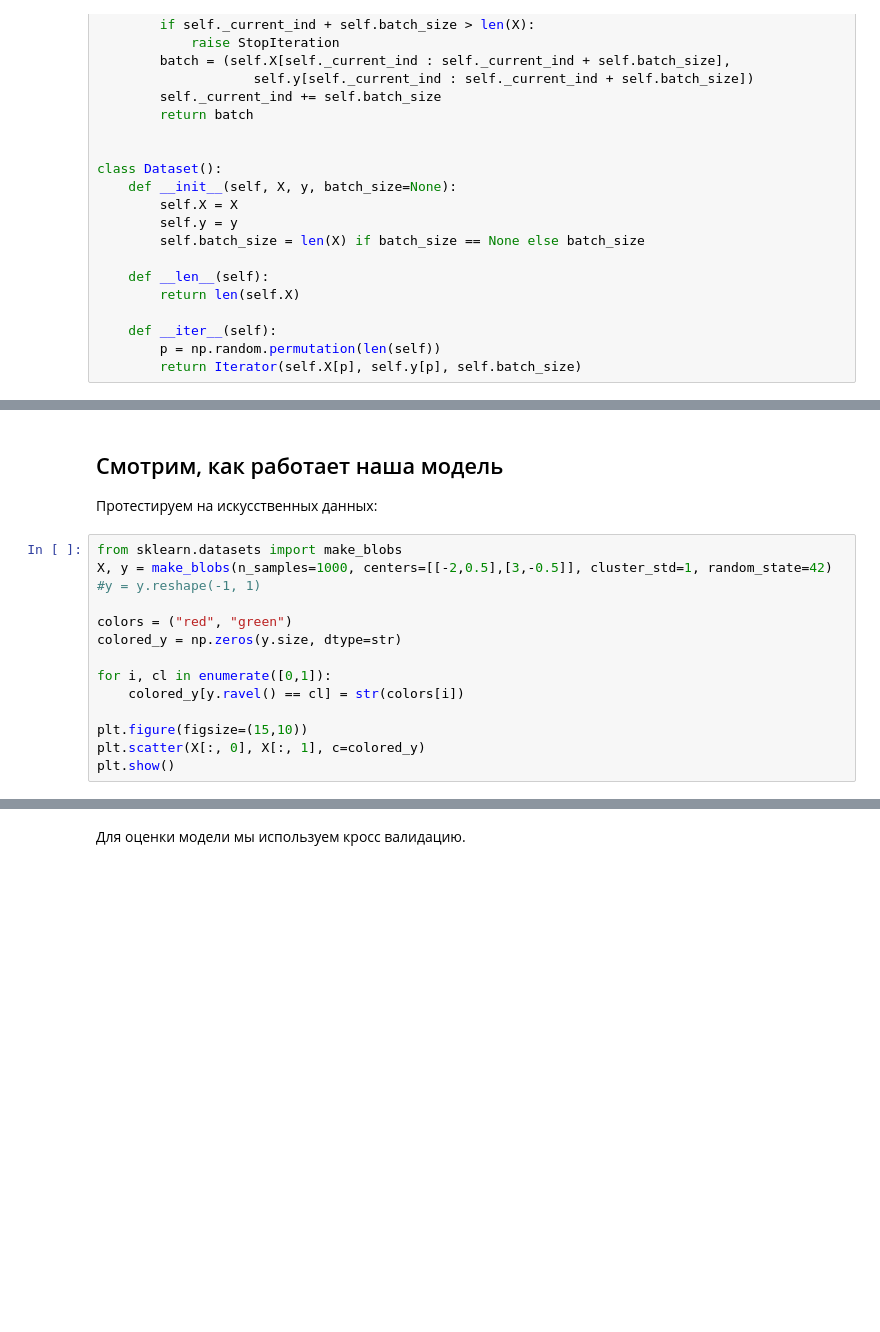
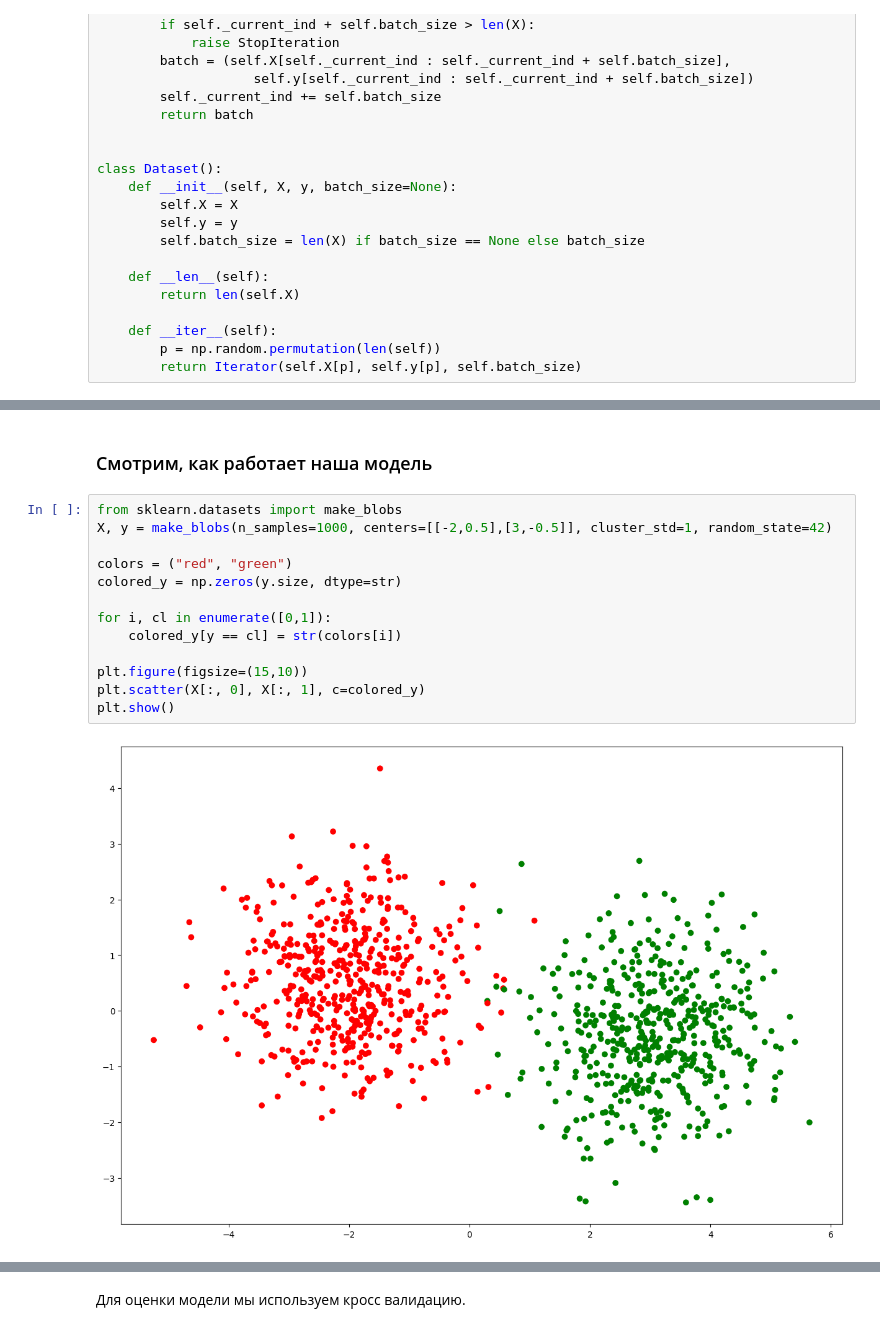
Before and after one commit to grvlko/ml-study, a Jupyter notebook: stepik-deep-learning-course/linear-models/linear_models.ipynb, the cells around one changed output, grey strips where cells are left out. Drawn from its saved outputs; the diff is of its cells as text; blank space fills up the shorter version.

```diff
--- a/stepik-deep-learning-course/linear-models/linear_models.ipynb
+++ b/stepik-deep-learning-course/linear-models/linear_models.ipynb
@@ -305,18 +166,18 @@ assert np.allclose(grads, np.array([49.11489408, 24.4698149, 25.87049356, 25.013
 # %% [markdown]
-## Смотрим, как работает наша модель
-Протестируем на искусственных данных:
+### Смотрим, как работает наша модель
 # %%
 from sklearn.datasets import make_blobs
 X, y = make_blobs(n_samples=1000, centers=[[-2,0.5],[3,-0.5]], cluster_std=1, random_state=42)
-#y = y.reshape(-1, 1)
 
 colors = ("red", "green")
 colored_y = np.zeros(y.size, dtype=str)
 
 for i, cl in enumerate([0,1]):
-    colored_y[y.ravel() == cl] = str(colors[i])
+    colored_y[y == cl] = str(colors[i])
 
 plt.figure(figsize=(15,10))
 plt.scatter(X[:, 0], X[:, 1], c=colored_y)
 plt.show()
+# %% [output]
+[figure, added]
 # %%
```
Also changed, not shown: parts of 26 cells of this notebook, 1 other file.
